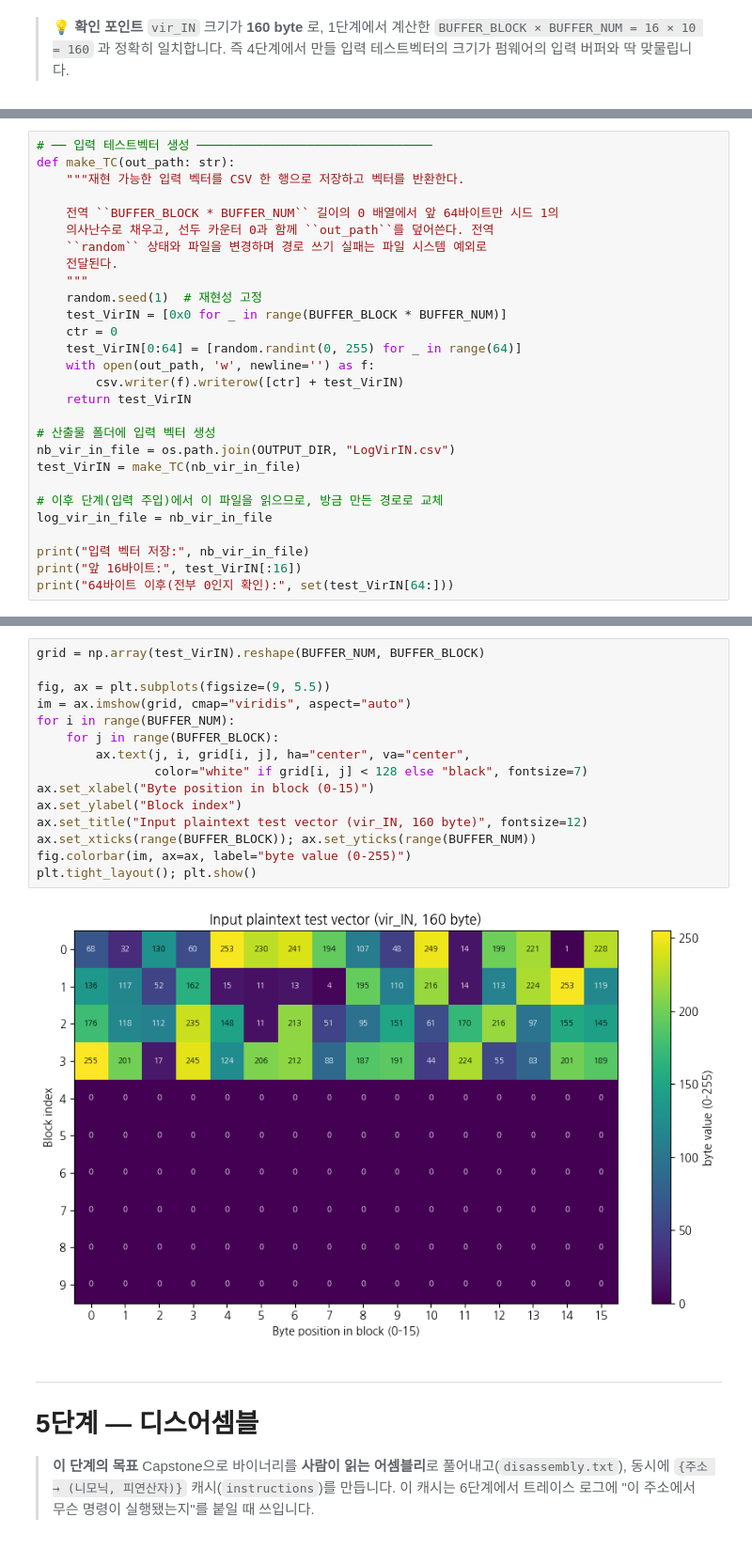
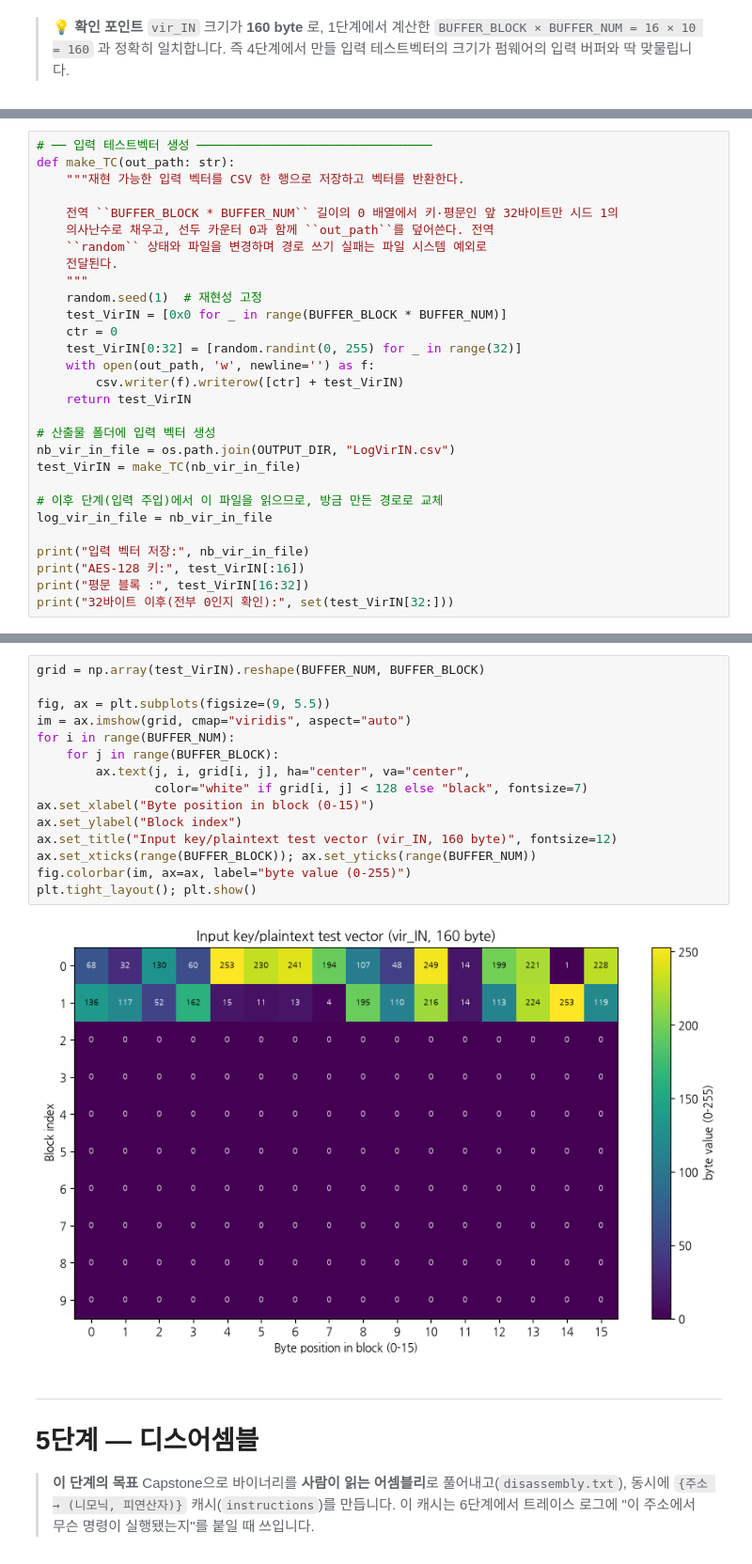
Before and after one commit to chipwhisperer-kor/chipwhisperer-kor, a Jupyter notebook: workspace/[extra] PRE-SCA/PRE-SCA.ipynb, the cells around one changed output, grey strips where cells are left out. Shown at 94% size. Drawn from its saved outputs; the diff is of its cells as text.

```diff
--- a/workspace/[extra] PRE-SCA/PRE-SCA.ipynb
+++ b/workspace/[extra] PRE-SCA/PRE-SCA.ipynb
@@ -592,7 +596,7 @@ CODE 길이      : 31667 byte
 def make_TC(out_path: str):
     """재현 가능한 입력 벡터를 CSV 한 행으로 저장하고 벡터를 반환한다.
 
-    전역 ``BUFFER_BLOCK * BUFFER_NUM`` 길이의 0 배열에서 앞 64바이트만 시드 1의
+    전역 ``BUFFER_BLOCK * BUFFER_NUM`` 길이의 0 배열에서 키·평문인 앞 32바이트만 시드 1의
     의사난수로 채우고, 선두 카운터 0과 함께 ``out_path``를 덮어쓴다. 전역
     ``random`` 상태와 파일을 변경하며 경로 쓰기 실패는 파일 시스템 예외로
     전달된다.
@@ -600,7 +604,7 @@ def make_TC(out_path: str):
     random.seed(1)  # 재현성 고정
     test_VirIN = [0x0 for _ in range(BUFFER_BLOCK * BUFFER_NUM)]
     ctr = 0
-    test_VirIN[0:64] = [random.randint(0, 255) for _ in range(64)]
+    test_VirIN[0:32] = [random.randint(0, 255) for _ in range(32)]
     with open(out_path, 'w', newline='') as f:
         csv.writer(f).writerow([ctr] + test_VirIN)
     return test_VirIN
@@ -613,7 +617,8 @@ test_VirIN = make_TC(nb_vir_in_file)
 log_vir_in_file = nb_vir_in_file
 
 print("입력 벡터 저장:", nb_vir_in_file)
-print("앞 16바이트:", test_VirIN[:16])
-print("64바이트 이후(전부 0인지 확인):", set(test_VirIN[64:]))
+print("AES-128 키:", test_VirIN[:16])
+print("평문 블록 :", test_VirIN[16:32])
+print("32바이트 이후(전부 0인지 확인):", set(test_VirIN[32:]))
 # %% [output]
 입력 벡터 저장: /workspace/[extra] PRE-SCA/nb_output/LogVirIN.csv
@@ -627,20 +633,20 @@ print("64바이트 이후(전부 0인지 확인):", set(test_VirIN[64:]))
 # %%
 grid = np.array(test_VirIN).reshape(BUFFER_NUM, BUFFER_BLOCK)
 
 fig, ax = plt.subplots(figsize=(9, 5.5))
 im = ax.imshow(grid, cmap="viridis", aspect="auto")
 for i in range(BUFFER_NUM):
     for j in range(BUFFER_BLOCK):
         ax.text(j, i, grid[i, j], ha="center", va="center",
                 color="white" if grid[i, j] < 128 else "black", fontsize=7)
 ax.set_xlabel("Byte position in block (0-15)")
 ax.set_ylabel("Block index")
-ax.set_title("Input plaintext test vector (vir_IN, 160 byte)", fontsize=12)
+ax.set_title("Input key/plaintext test vector (vir_IN, 160 byte)", fontsize=12)
 ax.set_xticks(range(BUFFER_BLOCK)); ax.set_yticks(range(BUFFER_NUM))
 fig.colorbar(im, ax=ax, label="byte value (0-255)")
 plt.tight_layout(); plt.show()
 # %% [output]
-[figure, old version]
+[figure, new version]
 # %% [markdown]
 ---
 # 5단계 — 디스어셈블
```
Also changed, not shown: parts of 25 cells of this notebook, 19 other files.
